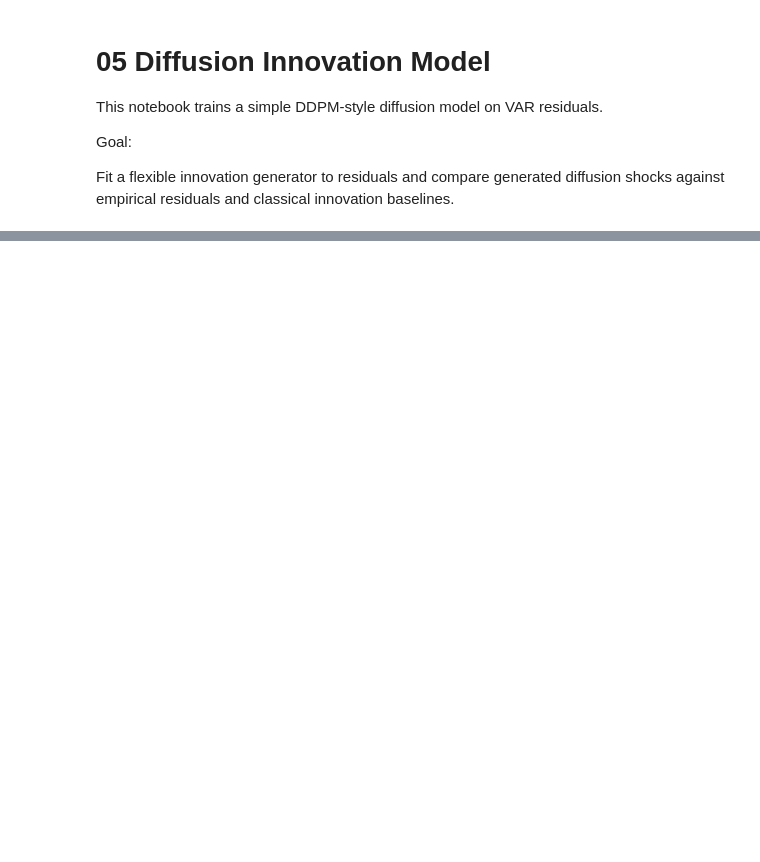
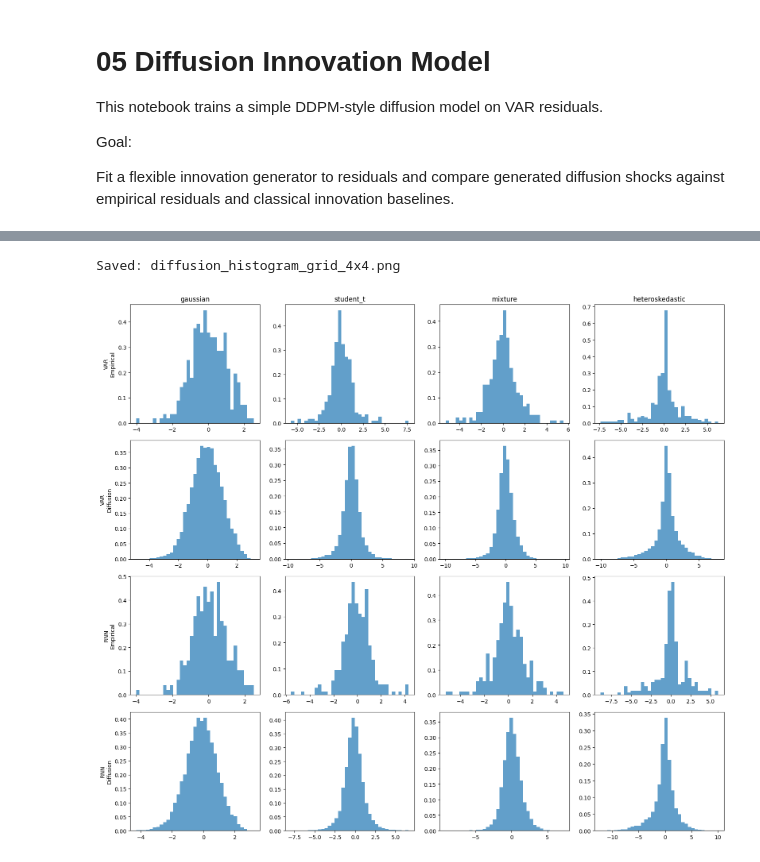
Before and after one commit to JonathanMa03/innovative-droBVAR, a Jupyter notebook: notebooks/05_diffusion.ipynb, the cells around one changed output, grey strips where cells are left out. Cells and saved outputs as stored; diff of their text form; code cells hidden in the pictures; blank space fills up the shorter version.

```diff
--- a/notebooks/05_diffusion.ipynb
+++ b/notebooks/05_diffusion.ipynb
@@ -424,0 +219,18 @@ quantile_df
+# %%
+from src.plots.diffusion import plot_diffusion_histogram_grid
+
+plot_diffusion_histogram_grid(
+    residual_store=residual_store,
+    diffusion_samples=diffusion_samples,
+    dgp_names=dgp_names,
+    variable=0,
+)
+
+save_current_figure(
+    dirs["figures"] / "diffusion_histogram_grid_4x4.png"
+)
+
+print("Saved: diffusion_histogram_grid_4x4.png")
+# %% [output]
+Saved: diffusion_histogram_grid_4x4.png
+[figure, added]
```
Also changed, not shown: parts of 19 cells of this notebook, 8 other files.
